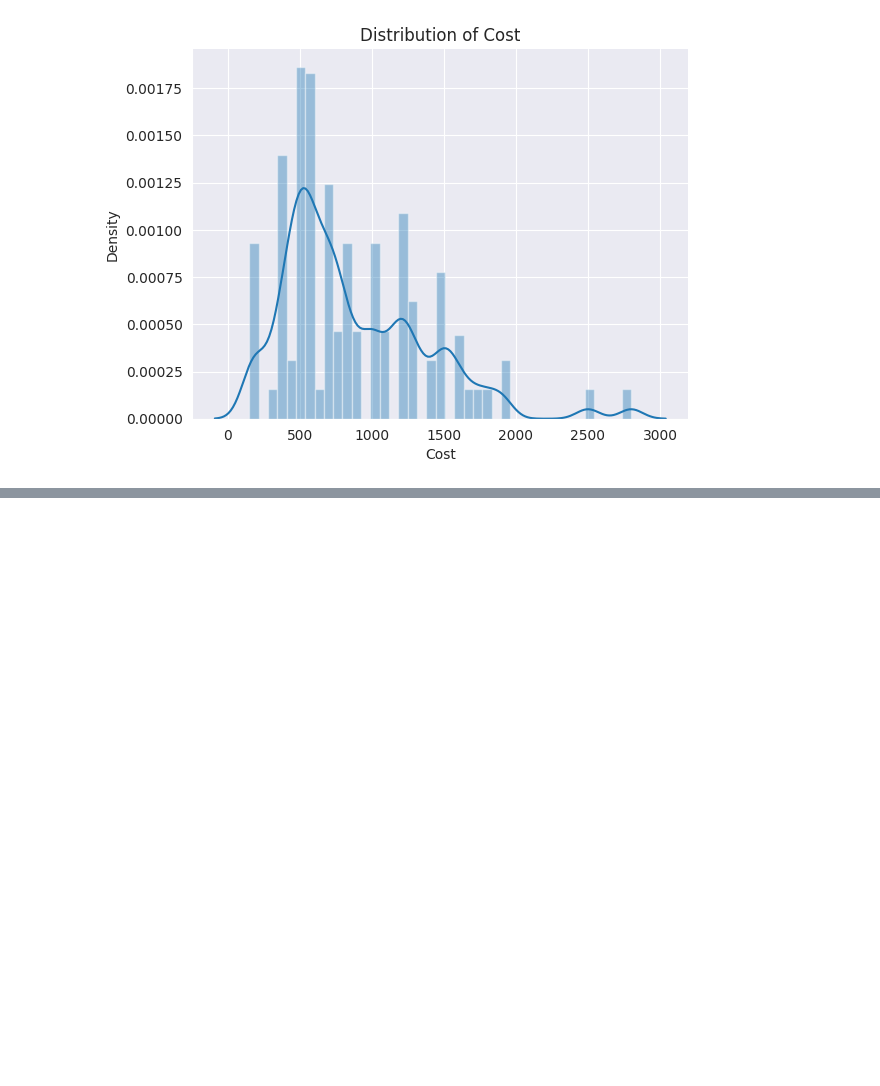
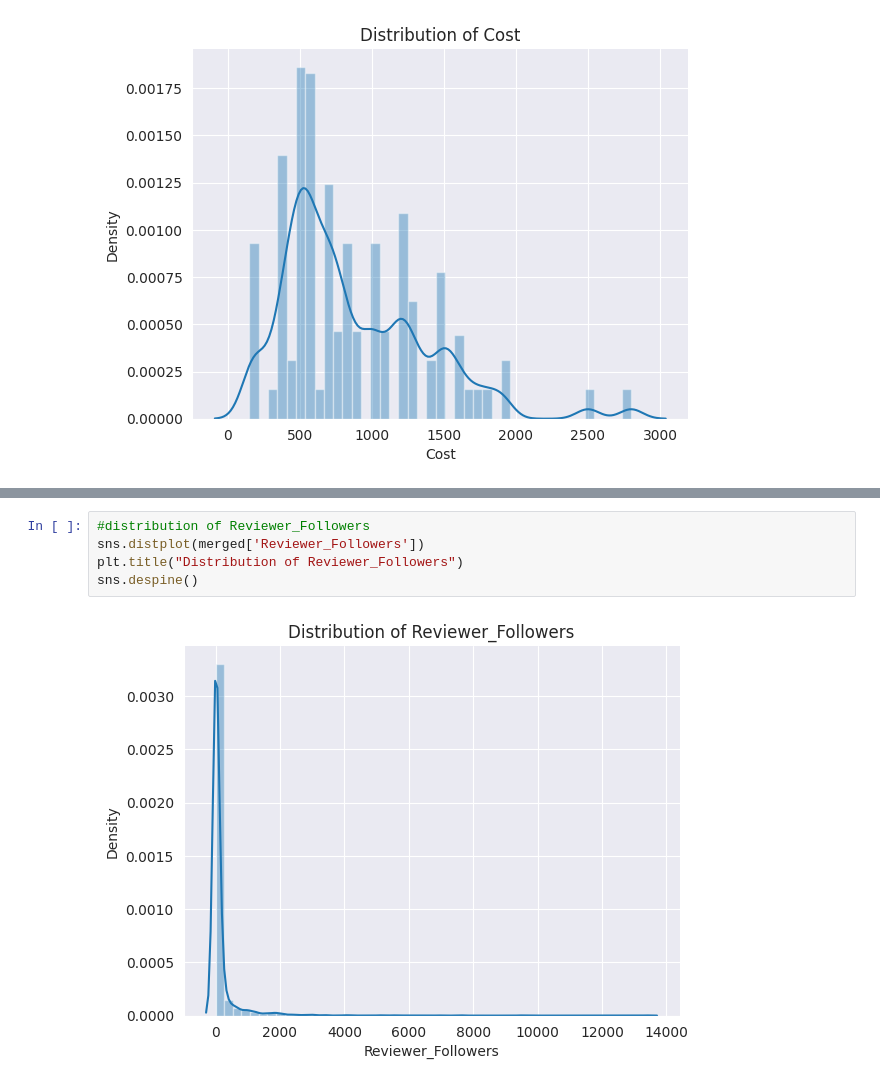
Before and after one commit to pi-mishra/Zomato-Restaurant-Clustering-And-Sentiment-Analysis, a Jupyter notebook: Zomato_Restaurant_Clustering_And_Sentiment_Analysis.ipynb, the cells around one changed output, grey strips where cells are left out. Drawn from its saved outputs; the diff is of its cells as text; blank space fills up the shorter version.

```diff
--- a/Zomato_Restaurant_Clustering_And_Sentiment_Analysis.ipynb
+++ b/Zomato_Restaurant_Clustering_And_Sentiment_Analysis.ipynb
@@ -1179,0 +1227,7 @@ sns.despine()
+# %%
+#distribution of Reviewer_Followers
+sns.distplot(merged['Reviewer_Followers'])
+plt.title("Distribution of Reviewer_Followers")
+sns.despine()
+# %% [output]
+[figure, added]
```
Also changed, not shown: parts of 34 cells of this notebook.
